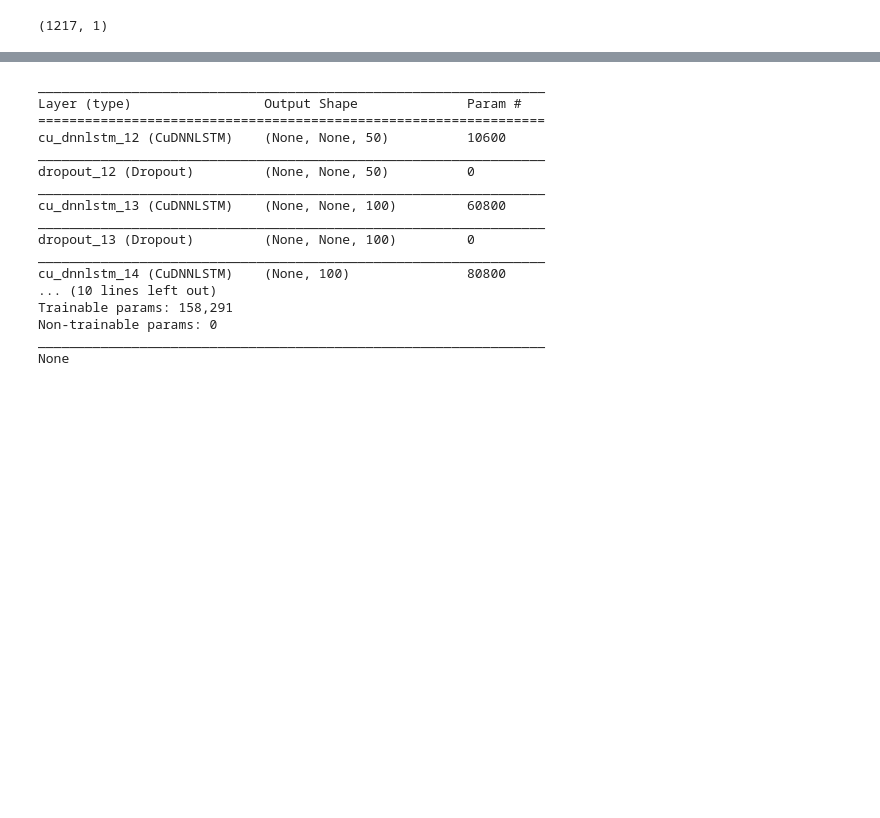
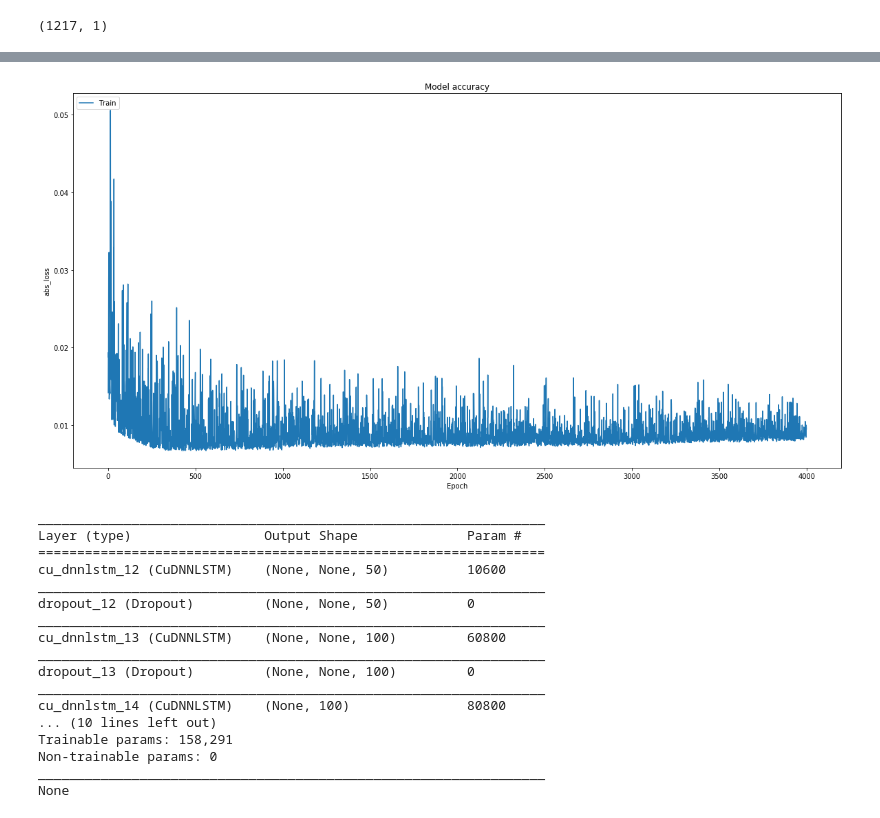
Before and after one commit to DeepBrainWH/KerasTensorflow, a Jupyter notebook: z_hack/model/predict_zhack.ipynb, the cells around one changed output, grey strips where cells are left out. Saved outputs shown, nothing was run; the diff lists cells and outputs as text; code cells hidden in the pictures; blank space fills up the shorter version.

```diff
--- a/z_hack/model/predict_zhack.ipynb
+++ b/z_hack/model/predict_zhack.ipynb
@@ -256,3 +277,16 @@ plt.show()
+# %%
+df2 = pd.read_csv("./wangheng_model1.csv")
+val_loss_2 = df2.iloc[:, -1].values
+# %%
+plt.figure(figsize=(20, 10))
+plt.plot(val_loss_2)
+plt.title('Model accuracy')
+plt.ylabel('abs_loss')
+plt.xlabel('Epoch')
+plt.legend(['Train'], loc='upper left')
+plt.show()
+# %% [output]
+[figure, added]
 # %%
 model2 = Sequential()
 model2.add(CuDNNLSTM(50, input_shape=(None, 1), return_sequences=True))
```
Also changed, not shown: parts of 22 cells of this notebook, 10 other files.
